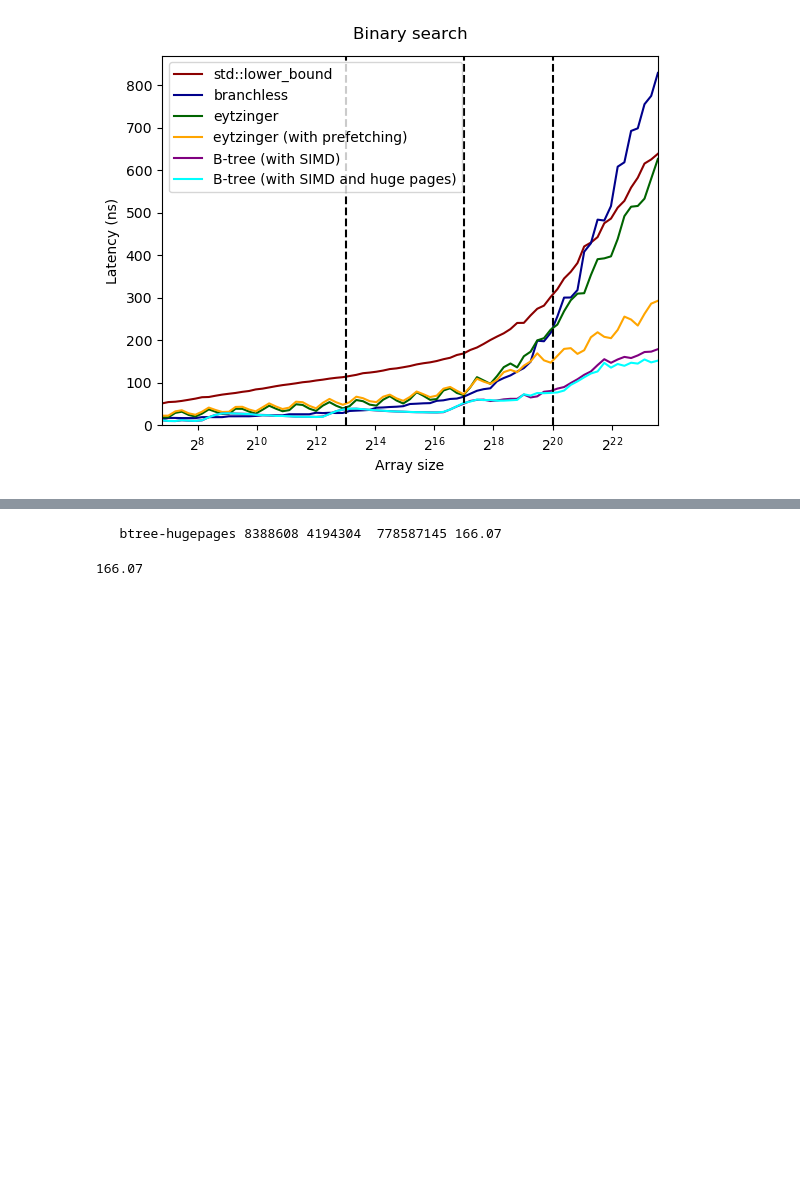
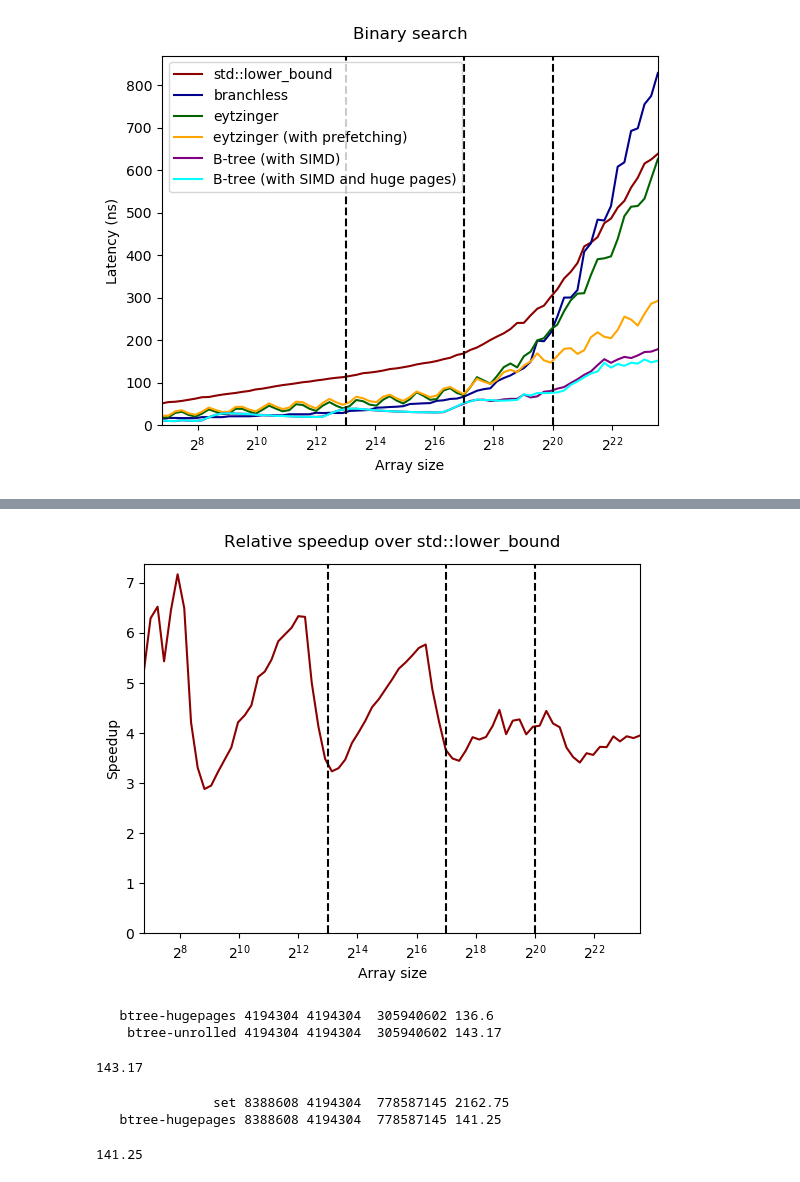
Before and after one commit to sslotin/amh-code, a Jupyter notebook: binsearch/plot.ipynb, the cells around one changed output, grey strips where cells are left out. Cells and saved outputs as stored; diff of their text form; code cells hidden in the pictures; blank space fills up the shorter version.

```diff
--- a/binsearch/plot.ipynb
+++ b/binsearch/plot.ipynb
@@ -234,5 +281,20 @@ plot('Binary search', 'Latency (ns)', 'mini.svg', legend=True)
+# %%
+plt.plot(ns, [x / y for x, y in zip(results[0], btree_clang)], color='darkred')
+
+plot('Relative speedup over std::lower_bound', 'Speedup', 'speedup.svg', ch=1)
+# %% [output]
+[figure, added]
+# %%
+bench(n=2**22, q=2**22, source='btree-hugepages')
+bench(n=2**22, q=2**22, source='btree-unrolled')
+# %% [output]
+   btree-hugepages 4194304 4194304  305940602 136.6
+    btree-unrolled 4194304 4194304  305940602 143.17
+143.17
 # %%
+bench(n=2**23, q=2**22, source='set')
 bench(n=2**23, q=2**22, source='btree-hugepages')
 # %% [output]
-   btree-hugepages 8388608 4194304  778587145 166.07
+               set 8388608 4194304  778587145 2162.75
+   btree-hugepages 8388608 4194304  778587145 141.25
-166.07
+141.25
```
Also changed, not shown: parts of 12 cells of this notebook, 6 other files.
